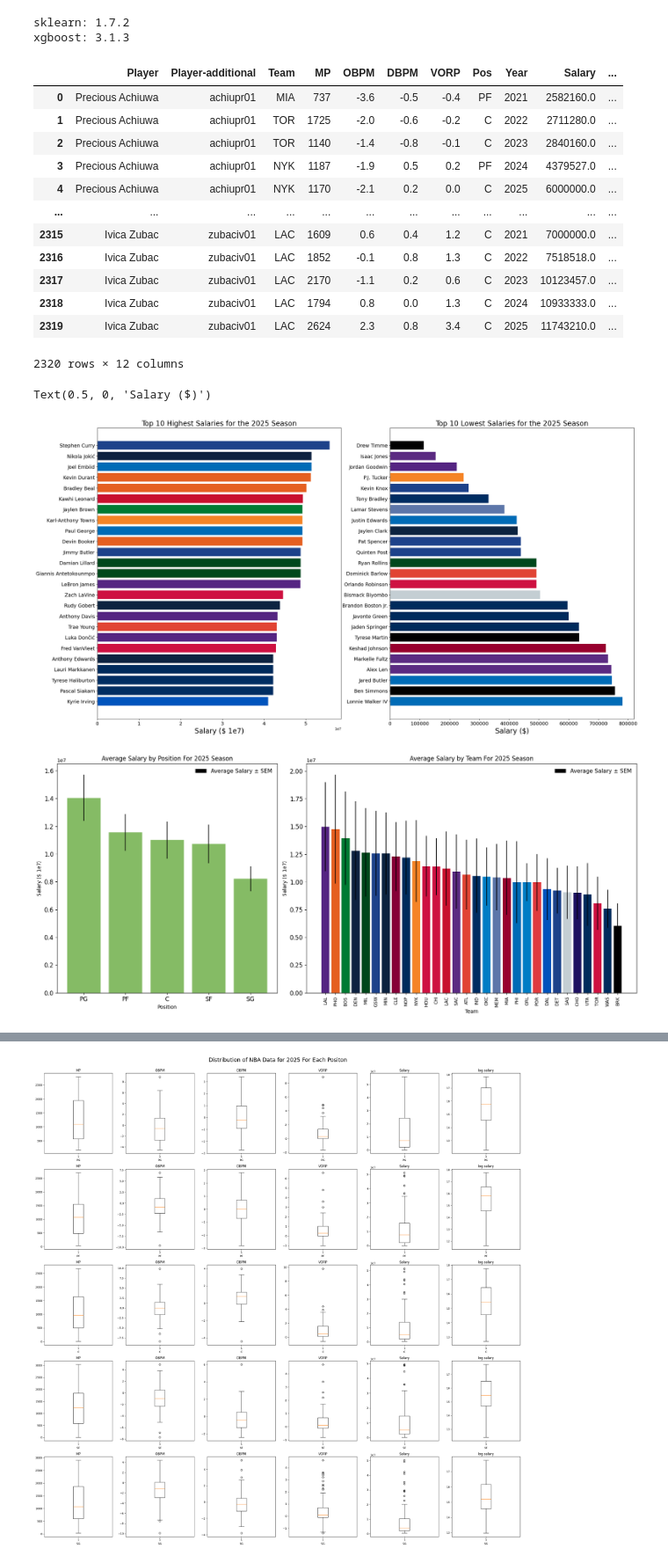
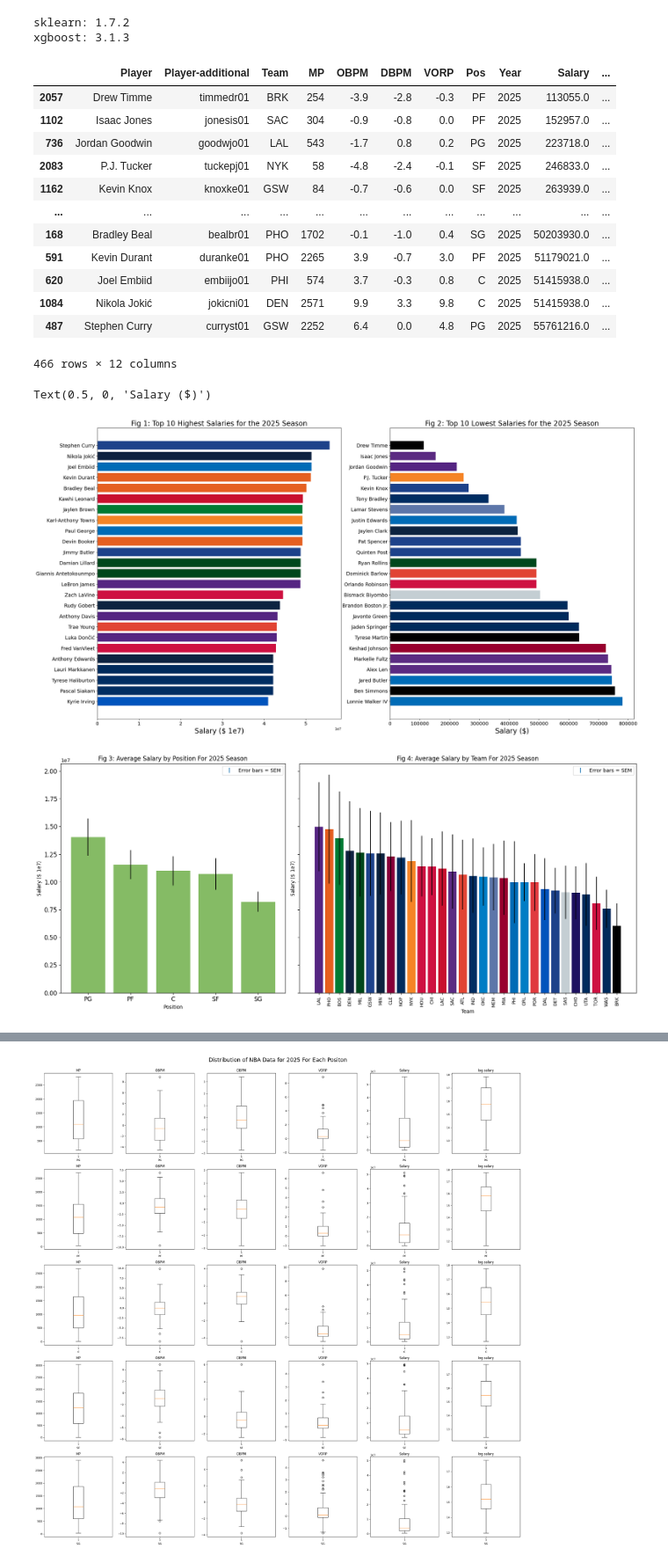
Before and after one commit to jhatch3/NBA-Salary-Minning, a Jupyter notebook: NBA-Salary/main.ipynb, the cells around one changed output, grey strips where cells are left out. Shown at 88% size. Saved outputs shown, nothing was run; the diff lists cells and outputs as text; code cells hidden in the pictures.

```diff
--- a/NBA-Salary/main.ipynb
+++ b/NBA-Salary/main.ipynb
@@ -26,26 +26,24 @@ df_original["log salary"] = np.log(df_original["Salary"])
 # Include each team hex color for graphing
 df_merged = df_original.merge(color_df, on="Team", how="left")
 
-# Add
-df_merged
+# EDA 2025
+df_2025 = df_merged[df_merged["Year"] == 2025].sort_values("Salary")
+df_2025
 # %% [output]
 |  | Player | Player-additional | Team | MP | OBPM | DBPM | VORP | Pos | Year | Salary | ... |
-| 0 | Precious Achiuwa | achiupr01 | MIA | 737 | -3.6 | -0.5 | -0.4 | PF | 2021 | 2582160.0 | ... |
-| 1 | Precious Achiuwa | achiupr01 | TOR | 1725 | -2.0 | -0.6 | -0.2 | C | 2022 | 2711280.0 | ... |
-| 2 | Precious Achiuwa | achiupr01 | TOR | 1140 | -1.4 | -0.8 | -0.1 | C | 2023 | 2840160.0 | ... |
-| 3 | Precious Achiuwa | achiupr01 | NYK | 1187 | -1.9 | 0.5 | 0.2 | PF | 2024 | 4379527.0 | ... |
-| 4 | Precious Achiuwa | achiupr01 | NYK | 1170 | -2.1 | 0.2 | 0.0 | C | 2025 | 6000000.0 | ... |
+| 2057 | Drew Timme | timmedr01 | BRK | 254 | -3.9 | -2.8 | -0.3 | PF | 2025 | 113055.0 | ... |
+| 1102 | Isaac Jones | jonesis01 | SAC | 304 | -0.9 | -0.8 | 0.0 | PF | 2025 | 152957.0 | ... |
+| 736 | Jordan Goodwin | goodwjo01 | LAL | 543 | -1.7 | 0.8 | 0.2 | PG | 2025 | 223718.0 | ... |
+| 2083 | P.J. Tucker | tuckepj01 | NYK | 58 | -4.8 | -2.4 | -0.1 | SF | 2025 | 246833.0 | ... |
+| 1162 | Kevin Knox | knoxke01 | GSW | 84 | -0.7 | -0.6 | 0.0 | SF | 2025 | 263939.0 | ... |
 | ... | ... | ... | ... | ... | ... | ... | ... | ... | ... | ... | ... |
-| 2315 | Ivica Zubac | zubaciv01 | LAC | 1609 | 0.6 | 0.4 | 1.2 | C | 2021 | 7000000.0 | ... |
-| 2316 | Ivica Zubac | zubaciv01 | LAC | 1852 | -0.1 | 0.8 | 1.3 | C | 2022 | 7518518.0 | ... |
-| 2317 | Ivica Zubac | zubaciv01 | LAC | 2170 | -1.1 | 0.2 | 0.6 | C | 2023 | 10123457.0 | ... |
-| 2318 | Ivica Zubac | zubaciv01 | LAC | 1794 | 0.8 | 0.0 | 1.3 | C | 2024 | 10933333.0 | ... |
-| 2319 | Ivica Zubac | zubaciv01 | LAC | 2624 | 2.3 | 0.8 | 3.4 | C | 2025 | 11743210.0 | ... |
+| 168 | Bradley Beal | bealbr01 | PHO | 1702 | -0.1 | -1.0 | 0.4 | SG | 2025 | 50203930.0 | ... |
+| 591 | Kevin Durant | duranke01 | PHO | 2265 | 3.9 | -0.7 | 3.0 | PF | 2025 | 51179021.0 | ... |
+| 620 | Joel Embiid | embiijo01 | PHI | 574 | 3.7 | -0.3 | 0.8 | C | 2025 | 51415938.0 | ... |
+| 1084 | Nikola Jokić | jokicni01 | DEN | 2571 | 9.9 | 3.3 | 9.8 | C | 2025 | 51415938.0 | ... |
+| 487 | Stephen Curry | curryst01 | GSW | 2252 | 6.4 | 0.0 | 4.8 | PG | 2025 | 55761216.0 | ... |
-2320 rows × 12 columns
+466 rows × 12 columns
 # %%
-# EDA For 2025
-df_2025 = df_merged[df_merged["Year"] == 2025]
-
 
 highest_paid_10 = df_2025.sort_values("Salary", ascending=False).head(25).sort_values("Salary", ascending=True)
 lowest_paid_10 = df_2025.sort_values("Salary", ascending=True).head(25).sort_values("Salary", ascending=False)
@@ -53,18 +51,18 @@ lowest_paid_10 = df_2025.sort_values("Salary", ascending=True).head(25).sort_val
 fig, ax = plt.subplots(1, 2, figsize=(27.5, 15), sharey=False)
 
 ax[0].barh(highest_paid_10["Player"], highest_paid_10["Salary"], color=highest_paid_10["hex"])
-ax[0].set_title("Top 10 Highest Salaries for the 2025 Season", size=20, y=1)
+ax[0].set_title("Fig 1: Top 10 Highest Salaries for the 2025 Season", size=20, y=1)
 ax[0].tick_params(axis="both", labelsize=14)
 ax[0].set
 ax[0].set_xlabel("Salary ($ 1e7)", size=20)
 ax[1].barh(y=lowest_paid_10["Player"], width = lowest_paid_10["Salary"], color=lowest_paid_10["hex"])
-ax[1].set_title("Top 10 Lowest Salaries for the 2025 Season", size=20, y = 1)
+ax[1].set_title("Fig 2: Top 10 Lowest Salaries for the 2025 Season", size=20, y = 1)
 ax[1].tick_params(axis="both", labelsize=14)
 ax[1].set
 ax[1].set_xlabel("Salary ($)", size=20)
 # %% [output]
 Text(0.5, 0, 'Salary ($)')
-[figure, old version]
+[figure, new version]
 # %%
 import matplotlib.pyplot as plt
 from matplotlib.patches import Patch
@@ -82,50 +80,42 @@ team_plot = team_mean.reset_index().rename(columns={"Salary": "Salary_mean"})
 team_plot["Salary_sem"] = team_sem.values
 team_plot = team_plot.merge(color_df, on="Team", how="left")
 
 # Plot
 fig, ax = plt.subplots(
     1, 2, figsize=(17, 7.5),
-    sharey=False,
+    sharey=True,
     gridspec_kw={"width_ratios": [2, 3]}
 )
 
-ax[0].bar(pos_mean.index, pos_mean.values, yerr=pos_sem.values, color="#85BB65")
+ax[0].bar(pos_mean.index, pos_mean.values, yerr=pos_sem, color="#85BB65")
 ax[0].set_xlabel("Position")
 ax[0].set_ylabel("Salary ($ 1e7)")
-ax[0].set_title("Average Salary by Position For 2025 Season")
+ax[0].set_title("Fig 3: Average Salary by Position For 2025 Season")
 ax[0].tick_params(axis="x", labelsize=12)
 ax[0].tick_params(axis="y", labelsize=12)
+ax[0].errorbar([], [], yerr=[1], fmt="none", capsize=10, label="Error bars = SEM")
 
-ax[1].bar(team_plot["Team"], team_plot["Salary_mean"], yerr=team_plot["Salary_sem"], color=team_plot["hex"])
+
+ax[1].bar(team_plot["Team"], team_plot["Salary_mean"], yerr=team_sem, color=team_plot["hex"])
 ax[1].set_xlabel("Team")
 ax[1].set_ylabel("Salary ($ 1e7)")
-ax[1].set_title("Average Salary by Team For 2025 Season")
+ax[1].set_title("Fig 4: Average Salary by Team For 2025 Season")
 ax[1].tick_params(axis="x", labelrotation=90, labelsize=9)
 ax[1].tick_params(axis="y", labelsize=12)
+ax[1].errorbar([], [], yerr=[1], fmt="none", capsize=10, label="Error bars = SEM")
 
 # Legend for positions
 legend_handle = Patch(
     facecolor="#000000",
     label="Average Salary ± SEM"
 )
 
-ax[0].legend(
-    handles=[legend_handle],
-    loc="upper right",
-    fontsize=11,
-    frameon=False
-)
+ax[0].legend()
 
-ax[1].legend(
-    handles=[legend_handle],
-    loc="upper right",
-    fontsize=11,
-    frameon=False
-)
-
+ax[1].legend()
 
 plt.tight_layout()
 plt.show()
 # %% [output]
-[figure, old version]
+[figure, new version]
 # %%
```
Also changed, not shown: parts of 14 cells of this notebook.
